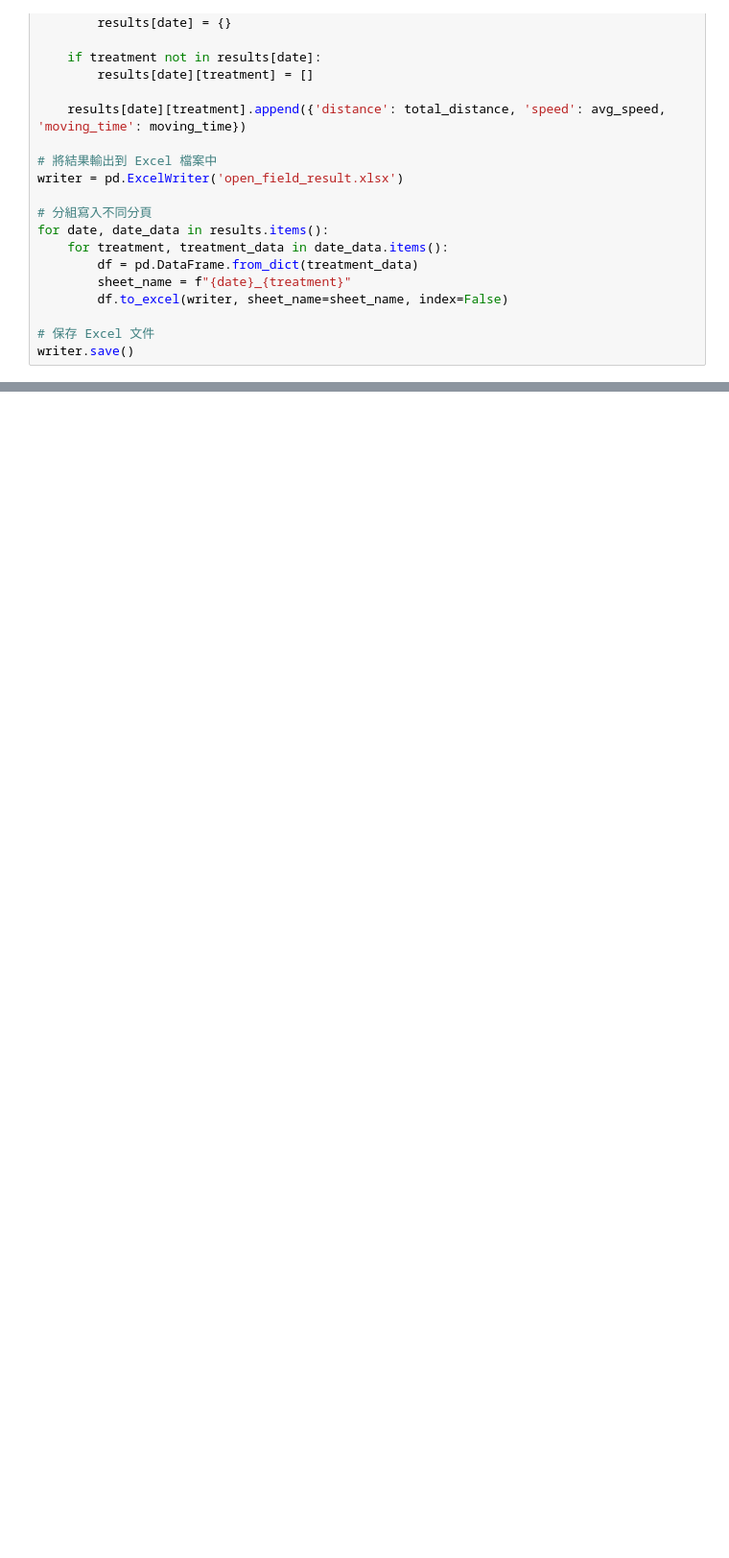
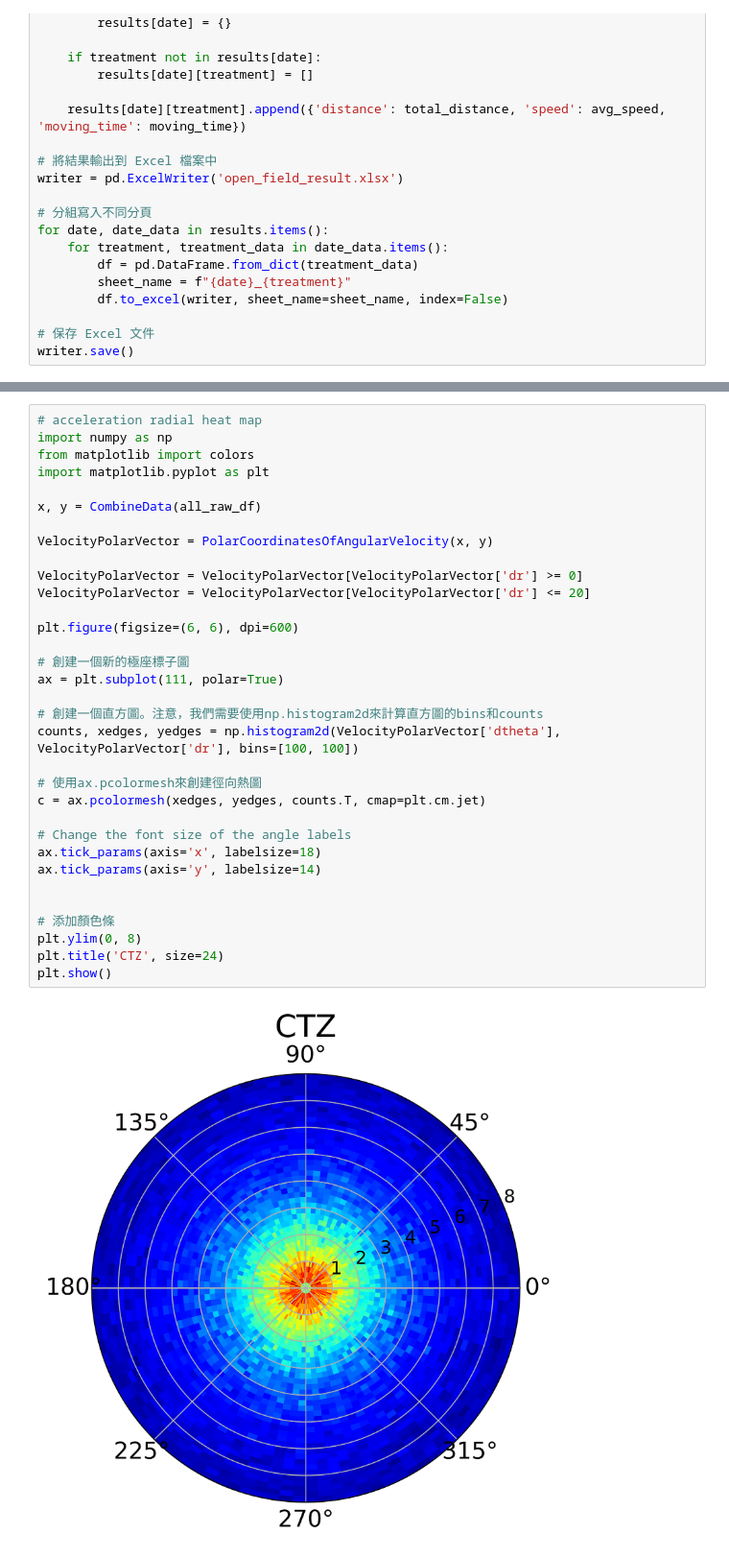
Before and after one commit to IsonaEi/behavior_analysis, a Jupyter notebook: Open_Field/open_field_behavior_calculator.ipynb, the cells around one changed output, grey strips where cells are left out. Shown at 96% size. Cells and saved outputs as stored; diff of their text form; blank space fills up the shorter version.

```diff
--- a/Open_Field/open_field_behavior_calculator.ipynb
+++ b/Open_Field/open_field_behavior_calculator.ipynb
@@ -164,0 +371,35 @@ writer.save()
+# %%
+# acceleration radial heat map
+import numpy as np
+from matplotlib import colors
+import matplotlib.pyplot as plt
+
+x, y = CombineData(all_raw_df)
+
+VelocityPolarVector = PolarCoordinatesOfAngularVelocity(x, y)
+
+VelocityPolarVector = VelocityPolarVector[VelocityPolarVector['dr'] >= 0]
+VelocityPolarVector = VelocityPolarVector[VelocityPolarVector['dr'] <= 20]
+
+plt.figure(figsize=(6, 6), dpi=600)
+
+# 創建一個新的極座標子圖
+ax = plt.subplot(111, polar=True)
+
+# 創建一個直方圖。注意，我們需要使用np.histogram2d來計算直方圖的bins和counts
+counts, xedges, yedges = np.histogram2d(VelocityPolarVector['dtheta'], VelocityPolarVector['dr'], bins=[100, 100])
+
+# 使用ax.pcolormesh來創建徑向熱圖
+c = ax.pcolormesh(xedges, yedges, counts.T, cmap=plt.cm.jet)
+
+# Change the font size of the angle labels
+ax.tick_params(axis='x', labelsize=18)
+ax.tick_params(axis='y', labelsize=14)
+
+
+# 添加顏色條
+plt.ylim(0, 8)
+plt.title('CTZ', size=24)
+plt.show()
+# %% [output]
+[figure, added]
```
Also changed, not shown: parts of 7 cells of this notebook, 17 other files.
